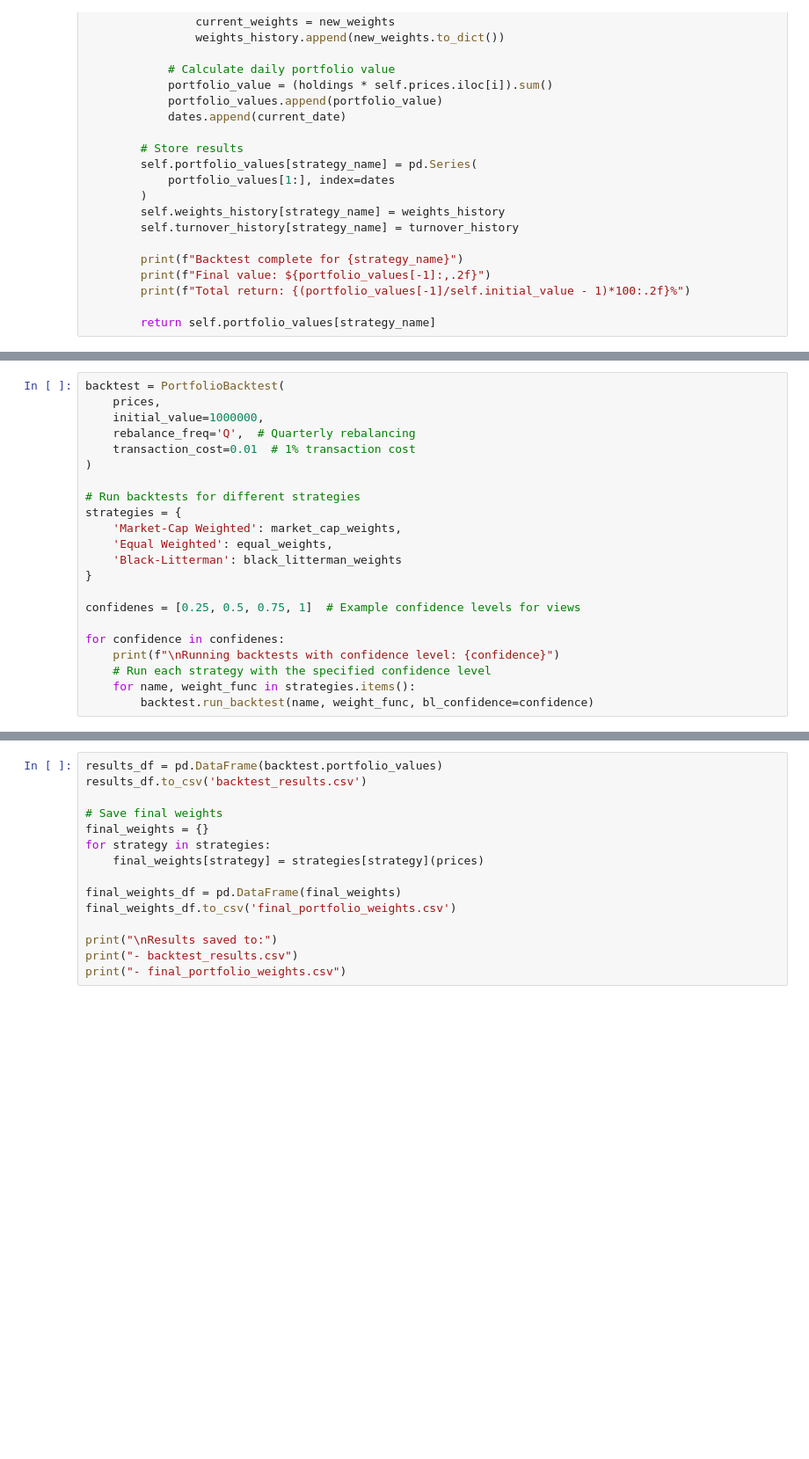
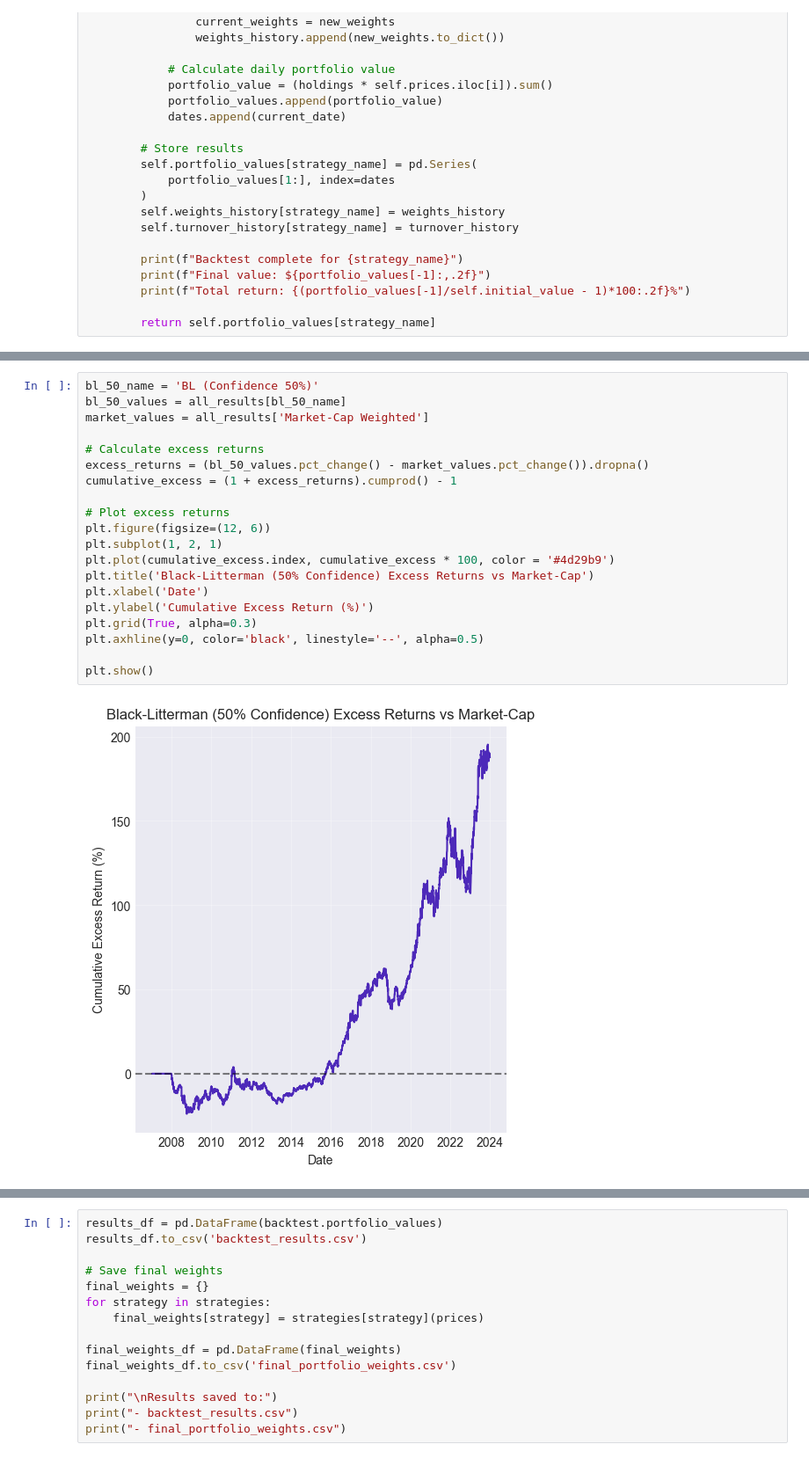
Before and after one commit to petarjuki7/DiplomskiRadBlackLitterman, a Jupyter notebook: BlackLittermanNotebook.ipynb, the cells around one changed output, grey strips where cells are left out. Shown: that part at 88% size. Cells and saved outputs as stored; diff of their text form; blank space fills up the shorter version.

```diff
--- a/BlackLittermanNotebook.ipynb
+++ b/BlackLittermanNotebook.ipynb
@@ -290,24 +420,2 @@ def black_litterman_weights(hist_prices, confidence):
     )
     return bl_weights
-# %%
-backtest = PortfolioBacktest(
-    prices,
-    initial_value=1000000,
-    rebalance_freq='Q',  # Quarterly rebalancing
-    transaction_cost=0.01  # 1% transaction cost
-)
-
-# Run backtests for different strategies
-strategies = {
-    'Market-Cap Weighted': market_cap_weights,
-    'Equal Weighted': equal_weights,
-    'Black-Litterman': black_litterman_weights
-}
-
-confidenes = [0.25, 0.5, 0.75, 1]  # Example confidence levels for views
-
-for confidence in confidenes:
-    print(f"\nRunning backtests with confidence level: {confidence}")
-    # Run each strategy with the specified confidence level
-    for name, weight_func in strategies.items():
-        backtest.run_backtest(name, weight_func, bl_confidence=confidence)
@@ -546,0 +563,22 @@ Information Ratio: 0.503
+# %%
+bl_50_name = 'BL (Confidence 50%)'
+bl_50_values = all_results[bl_50_name]
+market_values = all_results['Market-Cap Weighted']
+
+# Calculate excess returns
+excess_returns = (bl_50_values.pct_change() - market_values.pct_change()).dropna()
+cumulative_excess = (1 + excess_returns).cumprod() - 1
+
+# Plot excess returns
+plt.figure(figsize=(12, 6))
+plt.subplot(1, 2, 1)
+plt.plot(cumulative_excess.index, cumulative_excess * 100, color = '#4d29b9')
+plt.title('Black-Litterman (50% Confidence) Excess Returns vs Market-Cap')
+plt.xlabel('Date')
+plt.ylabel('Cumulative Excess Return (%)')
+plt.grid(True, alpha=0.3)
+plt.axhline(y=0, color='black', linestyle='--', alpha=0.5)
+
+plt.show()
+# %% [output]
+[figure, added]
```
Also changed, not shown: parts of 26 cells of this notebook.
